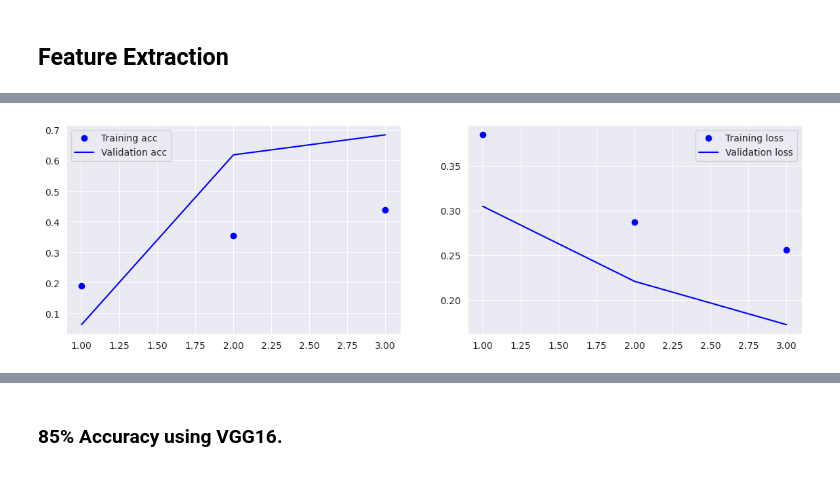
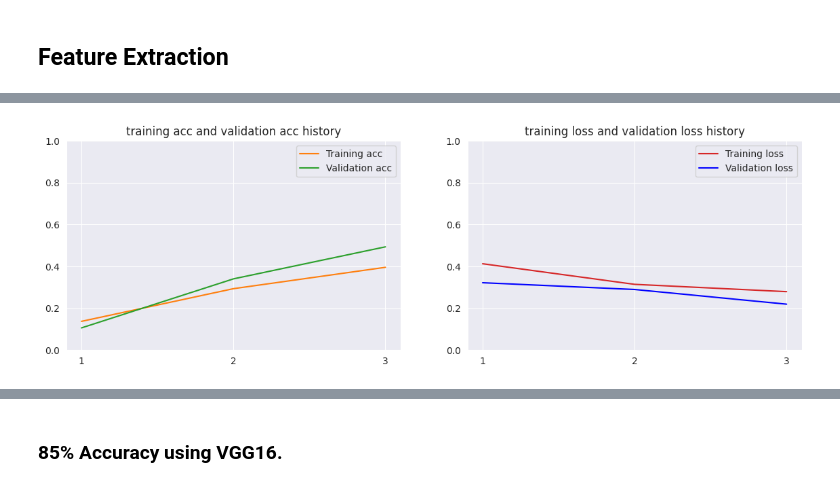
Before and after one commit to louiscklaw/colab-playlist, a Jupyter notebook: kaggle/ML_vinniesniper-54816/Folower_detection_with_FT_VGG16.ipynb, the cells around one changed output, grey strips where cells are left out. Saved outputs shown, nothing was run; the diff lists cells and outputs as text; code cells hidden in the pictures.

```diff
--- a/kaggle/ML_vinniesniper-54816/Folower_detection_with_FT_VGG16.ipynb
+++ b/kaggle/ML_vinniesniper-54816/Folower_detection_with_FT_VGG16.ipynb
@@ -7,14 +7,23 @@ Dataset: [Flowers Recognition](https://www.kaggle.com/datasets/alxmamaev/flowers
 # %%
 # put all runtime variables in this cell
 
-steps_per_epoch=50
-validation_steps=10
-epochs = 3
+# for kaggle,
+
+steps_per_epoch=30  #100
+validation_steps=10  #50
+epochs = 3             # 50
 
 early_stopping_patience = 5
 
 # PROJ_DIR='/home/logic/_wsl_workspace/google-colab-playlist/kaggle/ML_vinniesniper-54816'
-PROJ_DIR='/kaggle/working'
+KAGGLE_INPUT_DIR='/kaggle/input'
+KAGGLE_WORKING_DIR='/kaggle/working'
+
+# https://medium.com/@mygreatlearning/everything-you-need-to-know-about-vgg16-7315defb5918
+# originally 240,240
+# size=(150,150)
+image_w = 224
+image_h = 224
 # %%
 # setup environment
 
@@ -349,22 +378,26 @@ batch_size = 32
 train_datagen = ImageDataGenerator(
         rescale=1./255,
         rotation_range=40,
-        width_shift_range=0.2,
-        height_shift_range=0.2,
+        width_shift_range=0.3,
+        height_shift_range=0.3,
         shear_range=0.2,
         zoom_range=0.2,
-        horizontal_flip=True)
+        horizontal_flip=True,
+        vertical_flip=True
+        )
 
+val_datagen = ImageDataGenerator(rescale=1./255)
 test_datagen = ImageDataGenerator(rescale=1./255)
 
 train_generator = train_datagen.flow_from_directory(
         DATA_TRAIN_DIR,
+        shuffle=True,
         target_size=(image_w, image_h),  # all images will be resized to 150x150
         batch_size=batch_size,
         class_mode='categorical'  # more than two classes
 )
 
-validation_generator = test_datagen.flow_from_directory(
+validation_generator = val_datagen.flow_from_directory(
         DATA_VALID_DIR,
         target_size=(image_w, image_h),
         batch_size=batch_size,
@@ -437,26 +474,32 @@ dict_keys(['loss', 'acc', 'val_loss', 'val_acc'])
 # %%
 # plot train and validation accuracy
 
 acc = history.history['acc']
 val_acc = history.history['val_acc']
 loss = history.history['loss']
 val_loss = history.history['val_loss']
-epochs = range(1, len(acc) + 1)
+graph_epochs = range(1, len(acc) + 1)
 
 f, axes = plt.subplots(1,2,figsize=(14,4))
 
-axes[0].plot(epochs, acc, 'bo', label='Training acc')
-axes[0].plot(epochs, val_acc, 'b', label='Validation acc')
+axes[0].set_title('training acc and validation acc history')
+axes[0].plot(graph_epochs, acc, 'tab:orange', label='Training acc')
+axes[0].plot(graph_epochs, val_acc, 'tab:green', label='Validation acc')
+axes[0].xaxis.set_major_locator(plt.MultipleLocator(1))
+axes[0].set_ylim([0,1])
 axes[0].legend()
 
-axes[1].plot(epochs, loss, 'bo', label='Training loss')
-axes[1].plot(epochs, val_loss, 'b', label='Validation loss')
+axes[1].set_title('training loss and validation loss history')
+axes[1].plot(graph_epochs, loss, 'tab:red', label='Training loss')
+axes[1].plot(graph_epochs, val_loss, 'b', label='Validation loss')
+axes[1].xaxis.set_major_locator(plt.MultipleLocator(1))
+axes[1].set_ylim([0,1])
 axes[1].yaxis.set_label_position("right")
 axes[1].legend()
 
 plt.show()
 # %% [output]
-[figure, old version]
+[figure, new version]
 # %%
 model_3_val = val_acc[-1]
 print("final Validation Accuracy: ", model_3_val)
```
Also changed, not shown: parts of 23 cells of this notebook.
